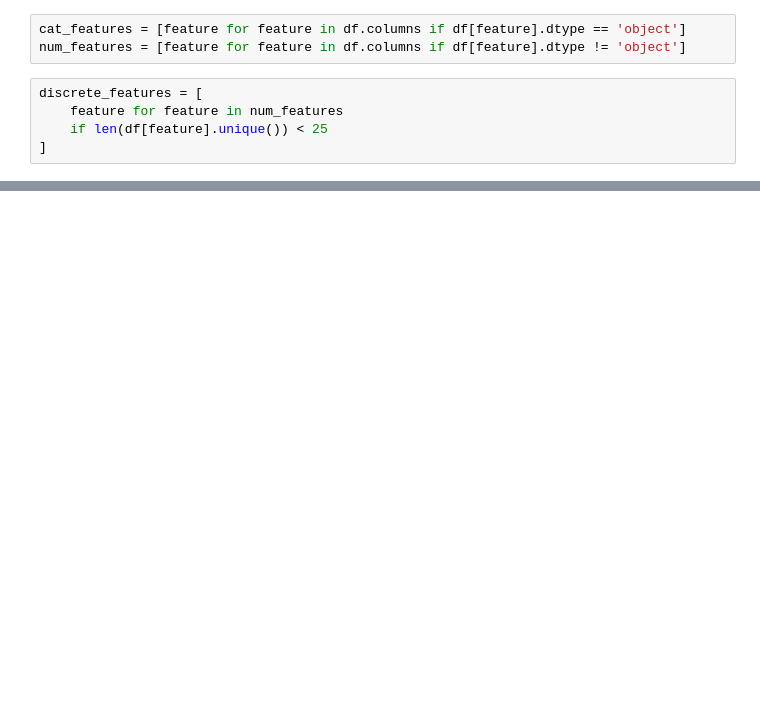
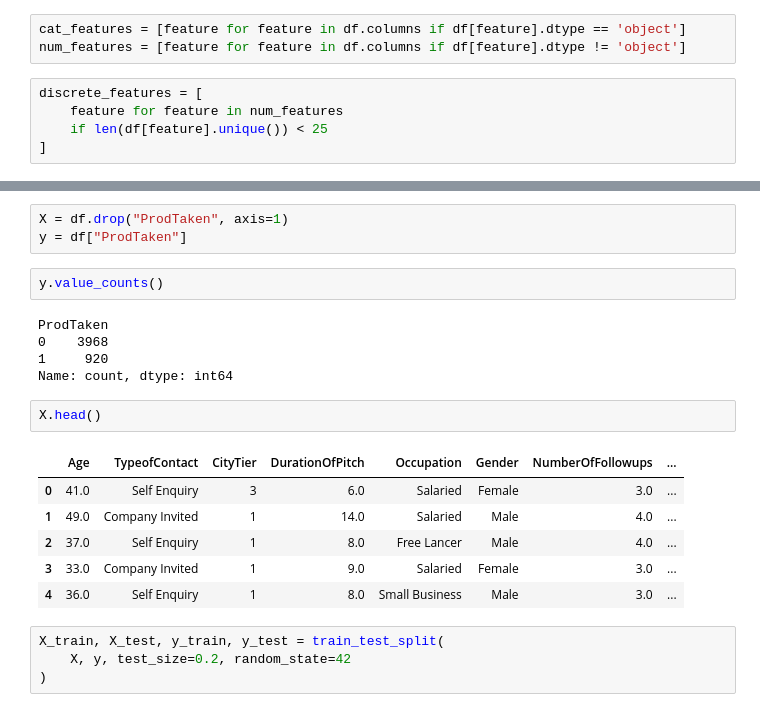
Before and after one commit to PratikSomwanshi/random_forest_basic_project, a Jupyter notebook: main.ipynb, the cells around one changed output, grey strips where cells are left out. Drawn from its saved outputs; the diff is of its cells as text; blank space fills up the shorter version.

```diff
--- a/main.ipynb
+++ b/main.ipynb
@@ -304,0 +314,23 @@ discrete_features = [
+# %%
+X = df.drop("ProdTaken", axis=1)
+y = df["ProdTaken"]
+# %%
+y.value_counts()
+# %% [output]
+ProdTaken
+0    3968
+1     920
+Name: count, dtype: int64
+# %%
+X.head()
+# %% [output]
+|  | Age | TypeofContact | CityTier | DurationOfPitch | Occupation | Gender | NumberOfFollowups | ... |
+| 0 | 41.0 | Self Enquiry | 3 | 6.0 | Salaried | Female | 3.0 | ... |
+| 1 | 49.0 | Company Invited | 1 | 14.0 | Salaried | Male | 4.0 | ... |
+| 2 | 37.0 | Self Enquiry | 1 | 8.0 | Free Lancer | Male | 4.0 | ... |
+| 3 | 33.0 | Company Invited | 1 | 9.0 | Salaried | Female | 3.0 | ... |
+| 4 | 36.0 | Self Enquiry | 1 | 8.0 | Small Business | Male | 3.0 | ... |
+# %%
+X_train, X_test, y_train, y_test = train_test_split(
+    X, y, test_size=0.2, random_state=42
+)
```
Also changed, not shown: parts of 9 cells of this notebook.
